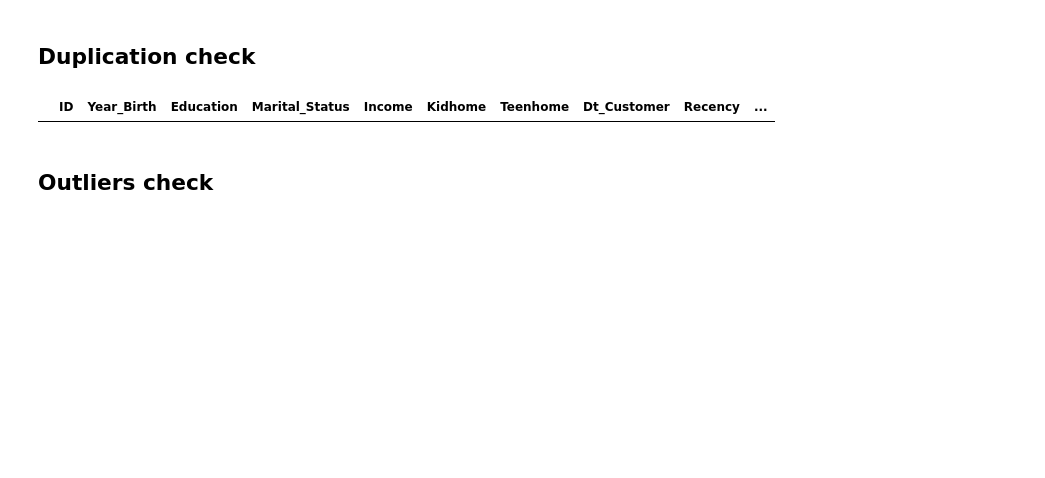
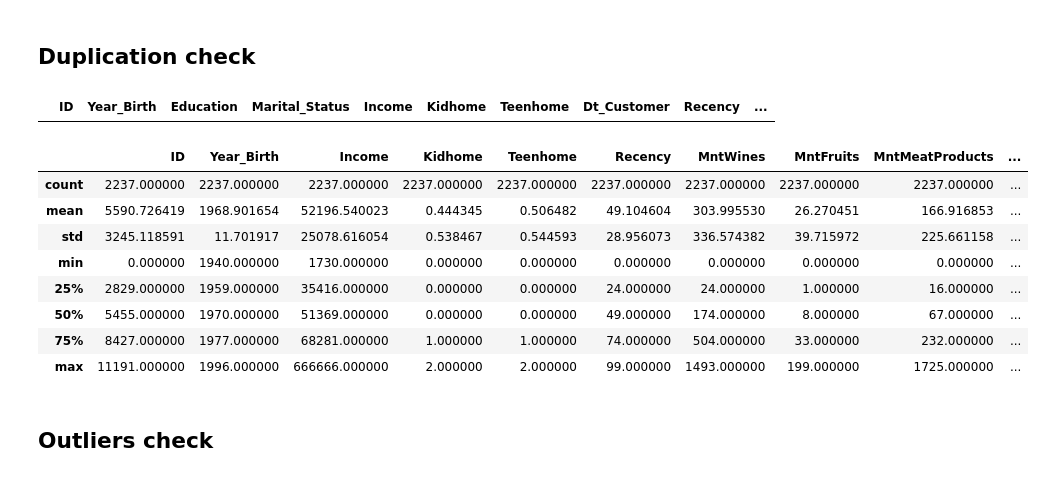
Before and after one commit to McGill-MMA-EnterpriseAnalytics/Customer-Personality-Analysis, a Jupyter notebook: EDA & Preprocessing/Preprocessing.ipynb, the cells around one changed output. Cells and saved outputs as stored; diff of their text form; code cells hidden in the pictures; blank space fills up the shorter version.

```diff
--- a/EDA & Preprocessing/Preprocessing.ipynb
+++ b/EDA & Preprocessing/Preprocessing.ipynb
@@ -200,6 +220,18 @@ check_value # value matches, go to next phase
 data2[data2.duplicated()] # no duplicated values
 # %% [output]
 |  | ID | Year_Birth | Education | Marital_Status | Income | Kidhome | Teenhome | Dt_Customer | Recency | ... |
+# %%
+data2.describe() # numerical data
+# %% [output]
+|  | ID | Year_Birth | Income | Kidhome | Teenhome | Recency | MntWines | MntFruits | MntMeatProducts | ... |
+| count | 2237.000000 | 2237.000000 | 2237.000000 | 2237.000000 | 2237.000000 | 2237.000000 | 2237.000000 | 2237.000000 | 2237.000000 | ... |
+| mean | 5590.726419 | 1968.901654 | 52196.540023 | 0.444345 | 0.506482 | 49.104604 | 303.995530 | 26.270451 | 166.916853 | ... |
+| std | 3245.118591 | 11.701917 | 25078.616054 | 0.538467 | 0.544593 | 28.956073 | 336.574382 | 39.715972 | 225.661158 | ... |
+| min | 0.000000 | 1940.000000 | 1730.000000 | 0.000000 | 0.000000 | 0.000000 | 0.000000 | 0.000000 | 0.000000 | ... |
+| 25% | 2829.000000 | 1959.000000 | 35416.000000 | 0.000000 | 0.000000 | 24.000000 | 24.000000 | 1.000000 | 16.000000 | ... |
+| 50% | 5455.000000 | 1970.000000 | 51369.000000 | 0.000000 | 0.000000 | 49.000000 | 174.000000 | 8.000000 | 67.000000 | ... |
+| 75% | 8427.000000 | 1977.000000 | 68281.000000 | 1.000000 | 1.000000 | 74.000000 | 504.000000 | 33.000000 | 232.000000 | ... |
+| max | 11191.000000 | 1996.000000 | 666666.000000 | 2.000000 | 2.000000 | 99.000000 | 1493.000000 | 199.000000 | 1725.000000 | ... |
 # %% [markdown]
 ## Outliers check
 # %%
```
Also changed, not shown: parts of 31 cells of this notebook, 1 other file.
